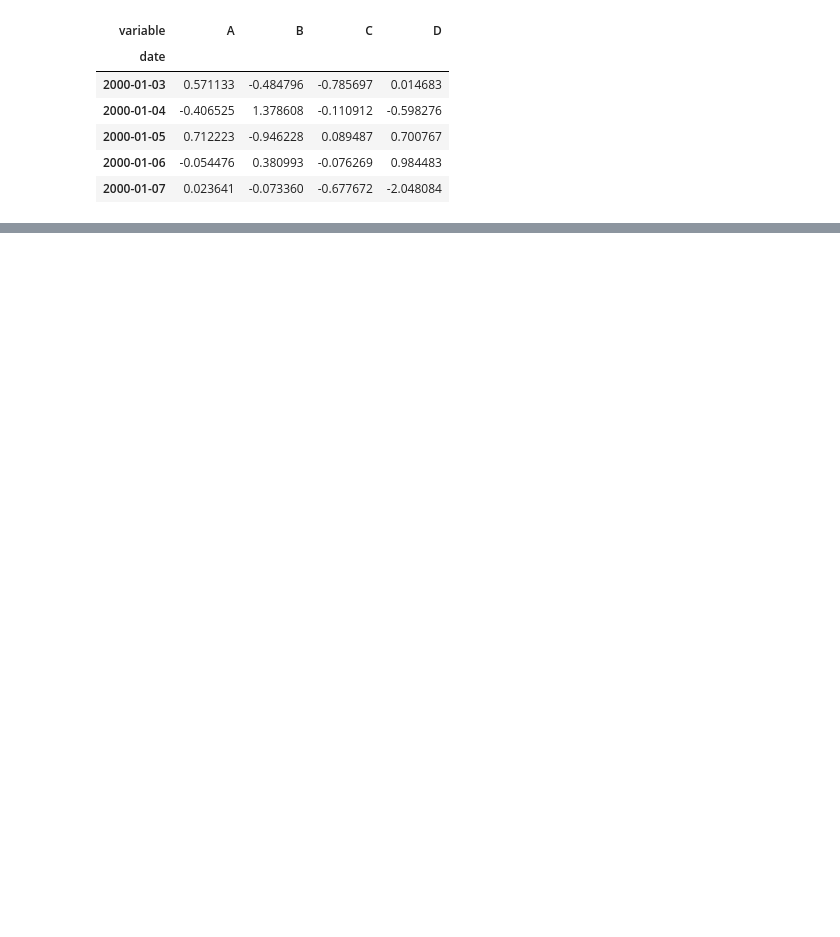
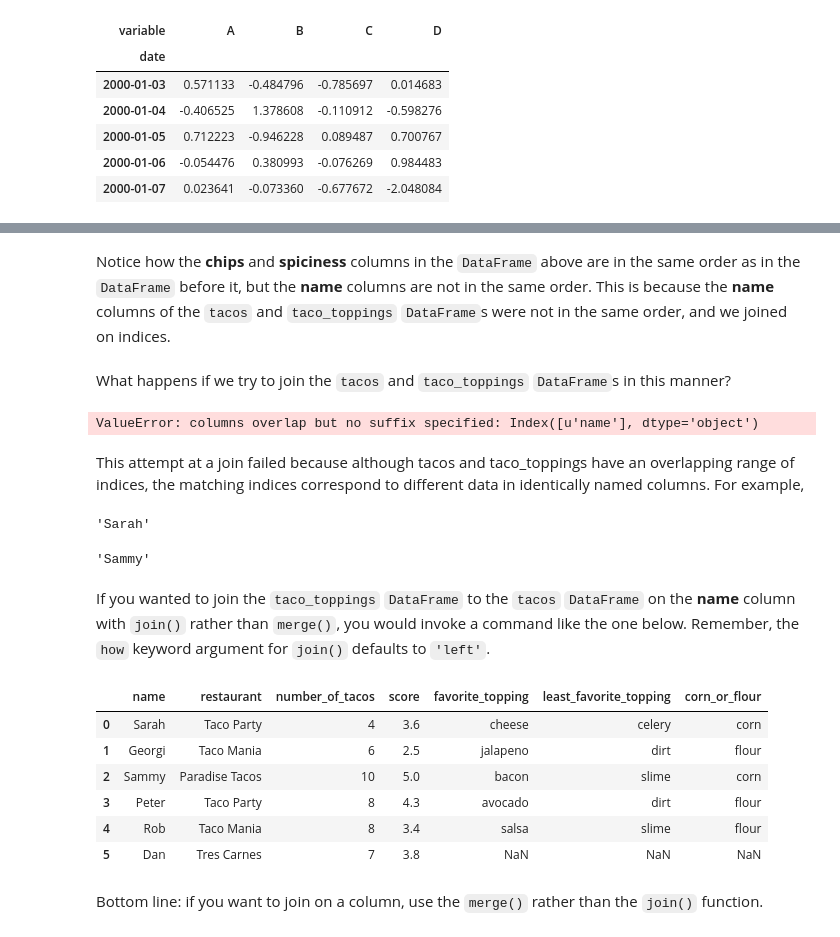
Before and after one commit to bleemsz/thw_intro_pandas, a Jupyter notebook: intro_pandas.ipynb, the cells around one changed output, grey strips where cells are left out. Saved outputs shown, nothing was run; the diff lists cells and outputs as text; code cells hidden in the pictures; blank space fills up the shorter version.

````diff
--- a/intro_pandas.ipynb
+++ b/intro_pandas.ipynb
@@ -729,0 +864,32 @@ df
+# %% [markdown]
+Notice how the __chips__ and __spiciness__ columns in the ```DataFrame``` above are in the same order as in the ```DataFrame``` before it, but the __name__ columns are not in the same order.  This is because the __name__ columns of the ```tacos``` and ```taco_toppings``` ```DataFrame```s were not in the same order, and we joined on indices.
+# %% [markdown]
+What happens if we try to join the ```tacos``` and ```taco_toppings``` ```DataFrame```s in this manner?
+# %%
+tacos.join(taco_toppings)
+# %% [output]
+ValueError: columns overlap but no suffix specified: Index([u'name'], dtype='object')
+# %% [markdown]
+This attempt at a join failed because although tacos and taco_toppings have an overlapping range of indices, the matching indices correspond to different data in identically named columns.  For example,
+# %%
+tacos['name'][0]
+# %% [output]
+'Sarah'
+# %%
+taco_toppings['name'][0]
+# %% [output]
+'Sammy'
+# %% [markdown]
+If you wanted to join the ```taco_toppings``` ```DataFrame``` to the ```tacos``` ```DataFrame``` on the __name__ column with ```join()``` rather than ```merge()```, you would invoke a command like the one below.  Remember, the ```how``` keyword argument for ```join()``` defaults to ```'left'```.
+# %%
+tacos.join(taco_toppings.set_index(['name'], verify_integrity=True), on=['name'])
+# %% [output]
+|  | name | restaurant | number_of_tacos | score | favorite_topping | least_favorite_topping | corn_or_flour |
+| 0 | Sarah | Taco Party | 4 | 3.6 | cheese | celery | corn |
+| 1 | Georgi | Taco Mania | 6 | 2.5 | jalapeno | dirt | flour |
+| 2 | Sammy | Paradise Tacos | 10 | 5.0 | bacon | slime | corn |
+| 3 | Peter | Taco Party | 8 | 4.3 | avocado | dirt | flour |
+| 4 | Rob | Taco Mania | 8 | 3.4 | salsa | slime | flour |
+| 5 | Dan | Tres Carnes | 7 | 3.8 | NaN | NaN | NaN |
+# %% [markdown]
+Bottom line: if you want to join on a column, use the ```merge()``` rather than the ```join()``` function.
````
Also changed, not shown: parts of 41 cells of this notebook, 3 other files.
